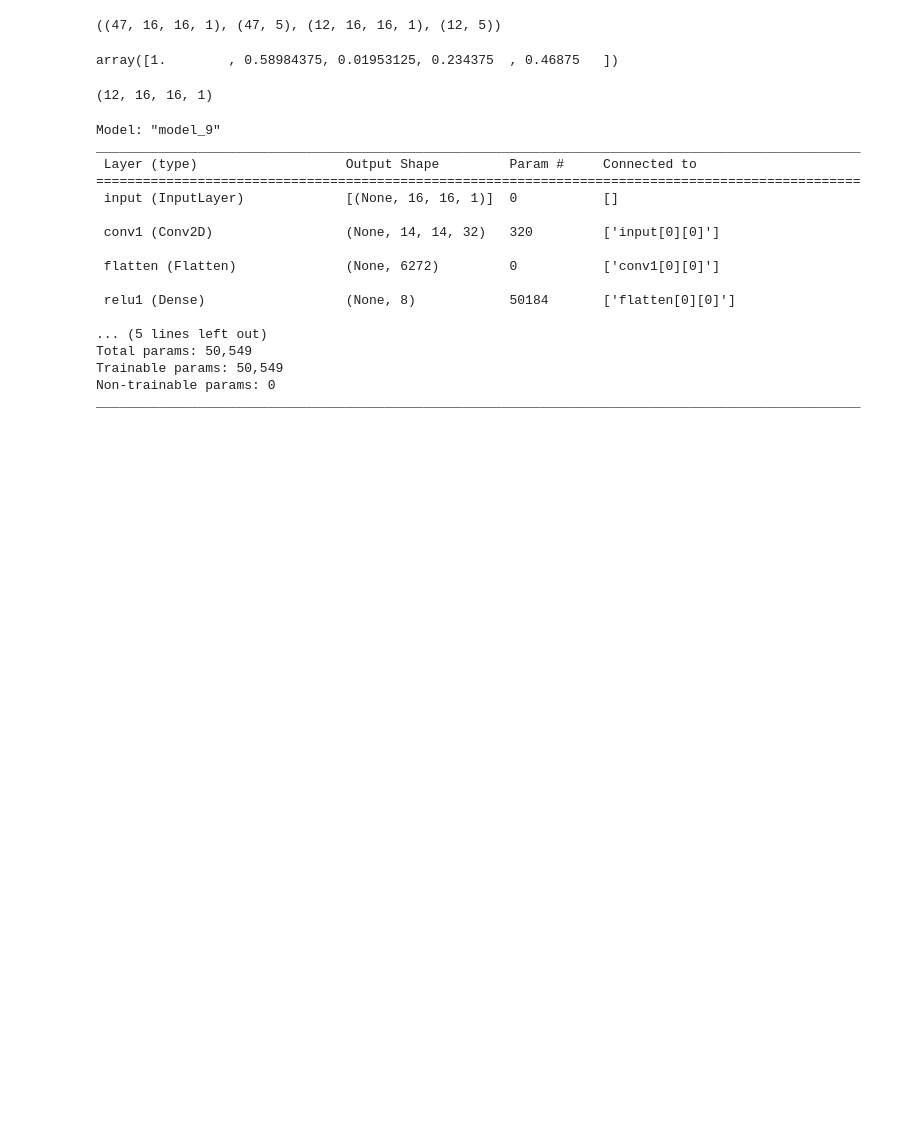
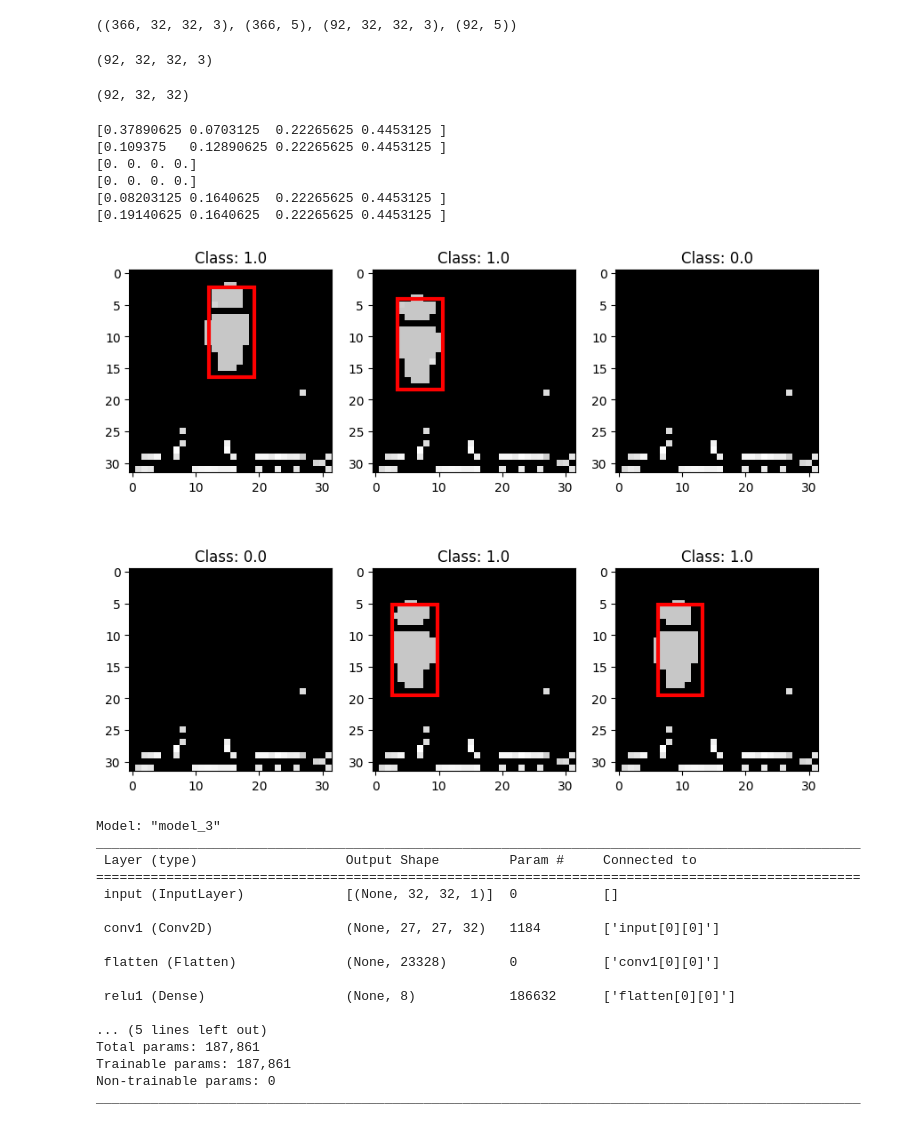
Before and after one commit to michalskibinski109/pygame_nn, a Jupyter notebook: train.ipynb, the cells around one changed output. Drawn from its saved outputs; the diff is of its cells as text; code cells hidden in the pictures; blank space fills up the shorter version.

```diff
--- a/train.ipynb
+++ b/train.ipynb
@@ -22,11 +18,12 @@ path = Path('data')
 X_train = np.load(path/'X_train.npy')
 y_train = np.load(path/'y_train.npy')
 X_test = np.load(path/'X_test.npy')
+test_images = np.load(path/'X_test.npy')
 y_test = np.load(path/'y_test.npy')
 X_train.shape, y_train.shape, X_test.shape, y_test.shape
 # %% [output]
-((47, 16, 16, 1), (47, 5), (12, 16, 16, 1), (12, 5))
+((366, 32, 32, 3), (366, 5), (92, 32, 32, 3), (92, 5))
-# %%
-y_test[0]
-# %% [output]
-array([1.        , 0.58984375, 0.01953125, 0.234375  , 0.46875   ])
+# %%
+test_images.shape
+# %% [output]
+(92, 32, 32, 3)
@@ -33,10 +49,41 @@ array([1.        , 0.58984375, 0.01953125, 0.234375  , 0.46875   ])
 # %%
-EPOCHS = 1000
-BATCH_SIZE = 16
+EPOCHS = 100
+BATCH_SIZE = 32
 IMG_SIZE = X_train.shape[1]
 X_test.shape
 # %% [output]
-(12, 16, 16, 1)
+(92, 32, 32)
+# %%
+fig, ax = plt.subplots(2, 3, figsize=(10, 8))
+images = np.random.choice(X_train.shape[0], 6)
+for i in range(2):
+    for j in range(3):
+        rect = y_train[images[i * 3 + j]][1:]
+        label = y_train[images[i * 3 + j]][0]
+        print(rect)
+        x, y, w, h = rect
+        ax[i, j].add_patch(
+            plt.Rectangle(
+                (x * IMG_SIZE, y * IMG_SIZE),
+                w * IMG_SIZE,
+                h * IMG_SIZE,
+                fill=False,
+                edgecolor="red",
+                lw=3,
+            )
+        )
+        ax[i,j].set_title(f"Class: {label}")
+        ax[i, j].imshow(X_train[images[i * 3 + j]], cmap="gray")
+
+plt.show()
+# %% [output]
+[0.37890625 0.0703125  0.22265625 0.4453125 ]
+[0.109375   0.12890625 0.22265625 0.4453125 ]
+[0. 0. 0. 0.]
+[0. 0. 0. 0.]
+[0.08203125 0.1640625  0.22265625 0.4453125 ]
+[0.19140625 0.1640625  0.22265625 0.4453125 ]
+[figure, added]
 # %%
 def build_model():
     # Define model layers.
@@ -58,25 +98,24 @@ def total_loss(y_true, y_pred):
 # %%
 model = build_model()
-optimizer = Adam(learning_rate=0.001)
-#model.compile(optimizer=optimizer, loss='mse', metrics=['mae'])
-model.compile(optimizer=optimizer, loss=total_loss, metrics=['mae'])
+optimizer = Adam()
+model.compile(optimizer=optimizer, loss={'classification': 'binary_crossentropy', 'regression': 'mse'})
 model.summary()
 # %% [output]
-Model: "model_9"
+Model: "model_3"
 __________________________________________________________________________________________________
  Layer (type)                   Output Shape         Param #     Connected to
 ==================================================================================================
- input (InputLayer)             [(None, 16, 16, 1)]  0           []
+ input (InputLayer)             [(None, 32, 32, 1)]  0           []
 
- conv1 (Conv2D)                 (None, 14, 14, 32)   320         ['input[0][0]']
+ conv1 (Conv2D)                 (None, 27, 27, 32)   1184        ['input[0][0]']
 
- flatten (Flatten)              (None, 6272)         0           ['conv1[0][0]']
+ flatten (Flatten)              (None, 23328)        0           ['conv1[0][0]']
 
- relu1 (Dense)                  (None, 8)            50184       ['flatten[0][0]']
+ relu1 (Dense)                  (None, 8)            186632      ['flatten[0][0]']
 
 ... (5 lines left out)
-Total params: 50,549
-Trainable params: 50,549
+Total params: 187,861
+Trainable params: 187,861
 Non-trainable params: 0
 __________________________________________________________________________________________________
 # %%
```
Also changed, not shown: parts of 8 cells of this notebook, 9 other files.
